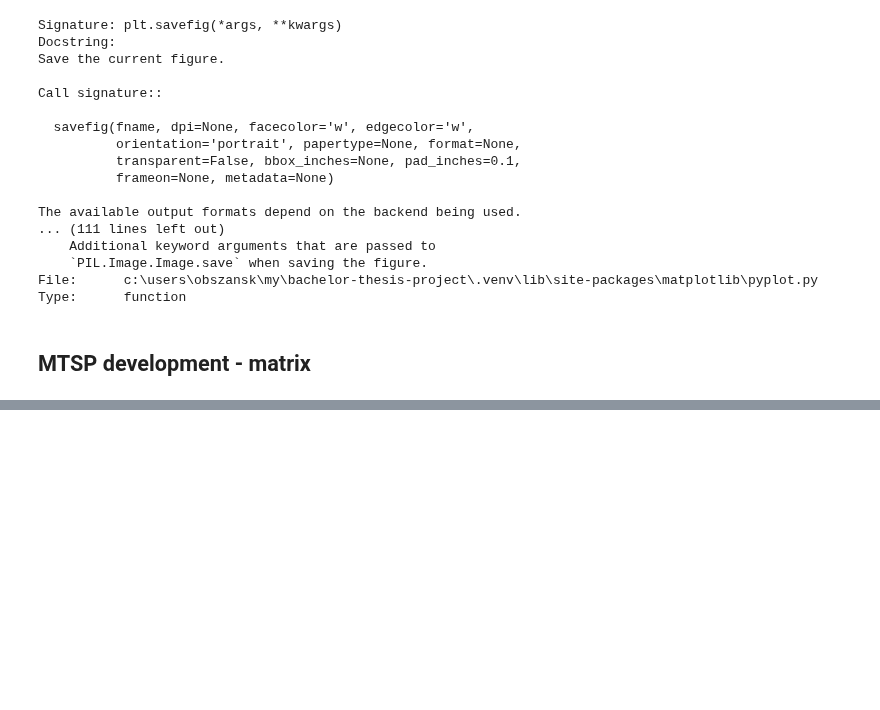
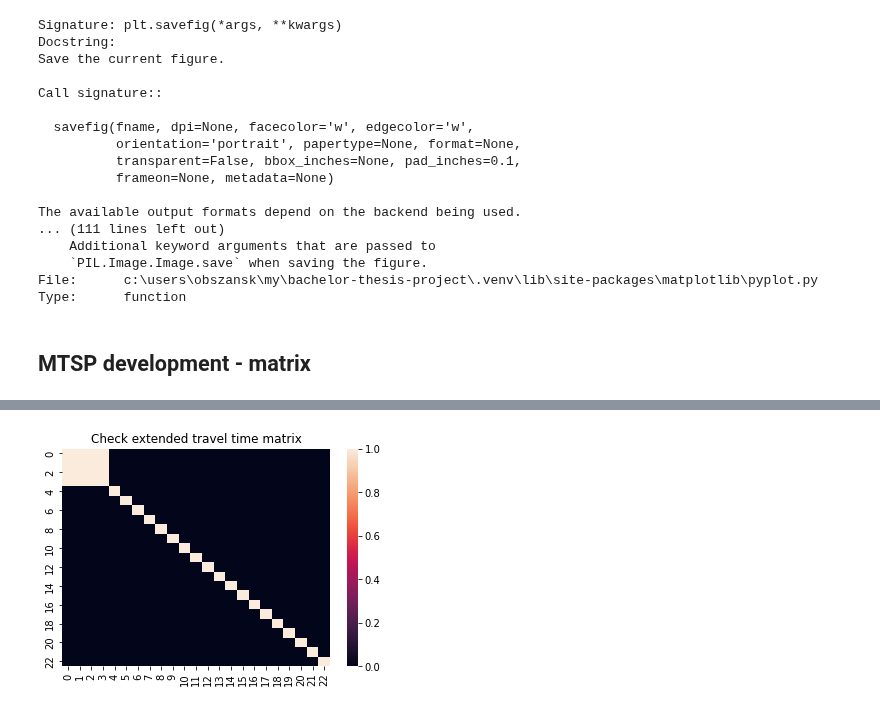
Before and after one commit to mateusz-obszanski/praca-inzynierska, a Jupyter notebook: genetic_algotihm_development.ipynb, the cells around one changed output, grey strips where cells are left out. Cells and saved outputs as stored; diff of their text form; code cells hidden in the pictures; blank space fills up the shorter version.

```diff
--- a/genetic_algotihm_development.ipynb
+++ b/genetic_algotihm_development.ipynb
@@ -599,0 +747,6 @@ def swap_randomvxs
+# %%
+check_extended_travel_t = extended_travel_t == -1
+ax = sns.heatmap(check_extended_travel_t)
+_ = ax.set_title("Check extended travel time matrix")
+# %% [output]
+[figure, added]
```
Also changed, not shown: parts of 32 cells of this notebook, 1 other file.
